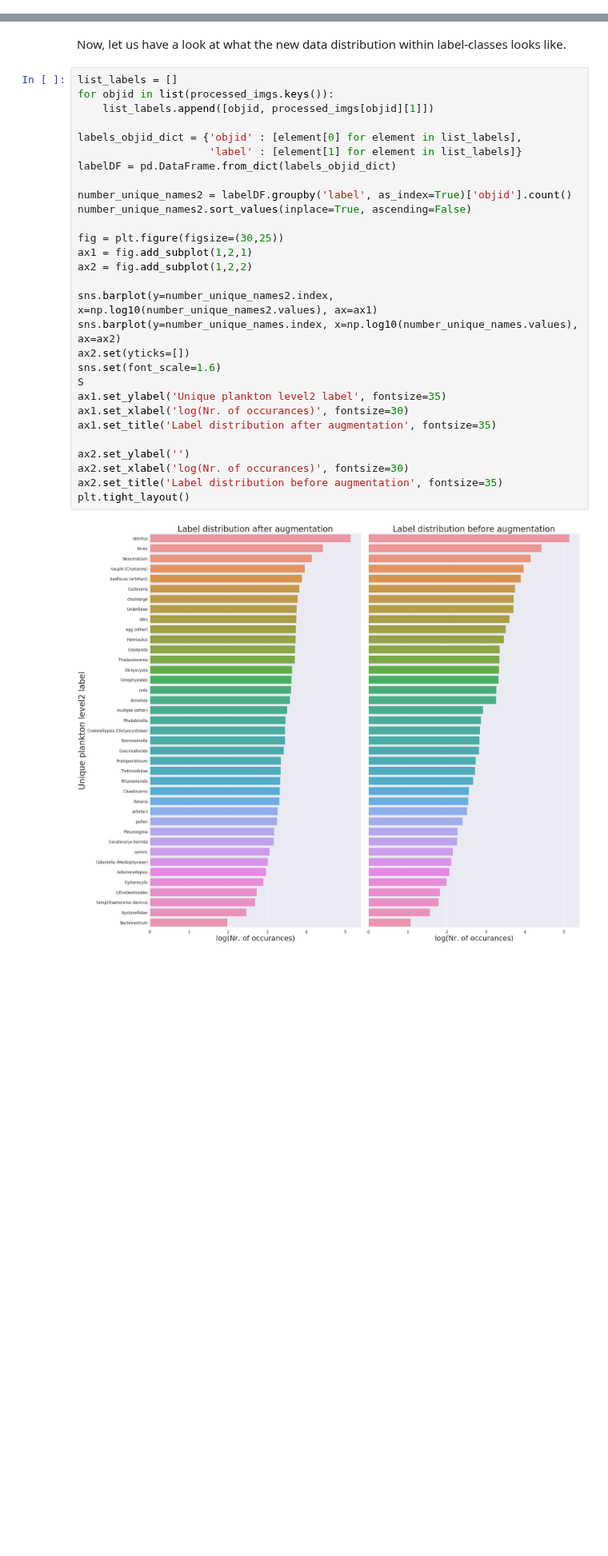
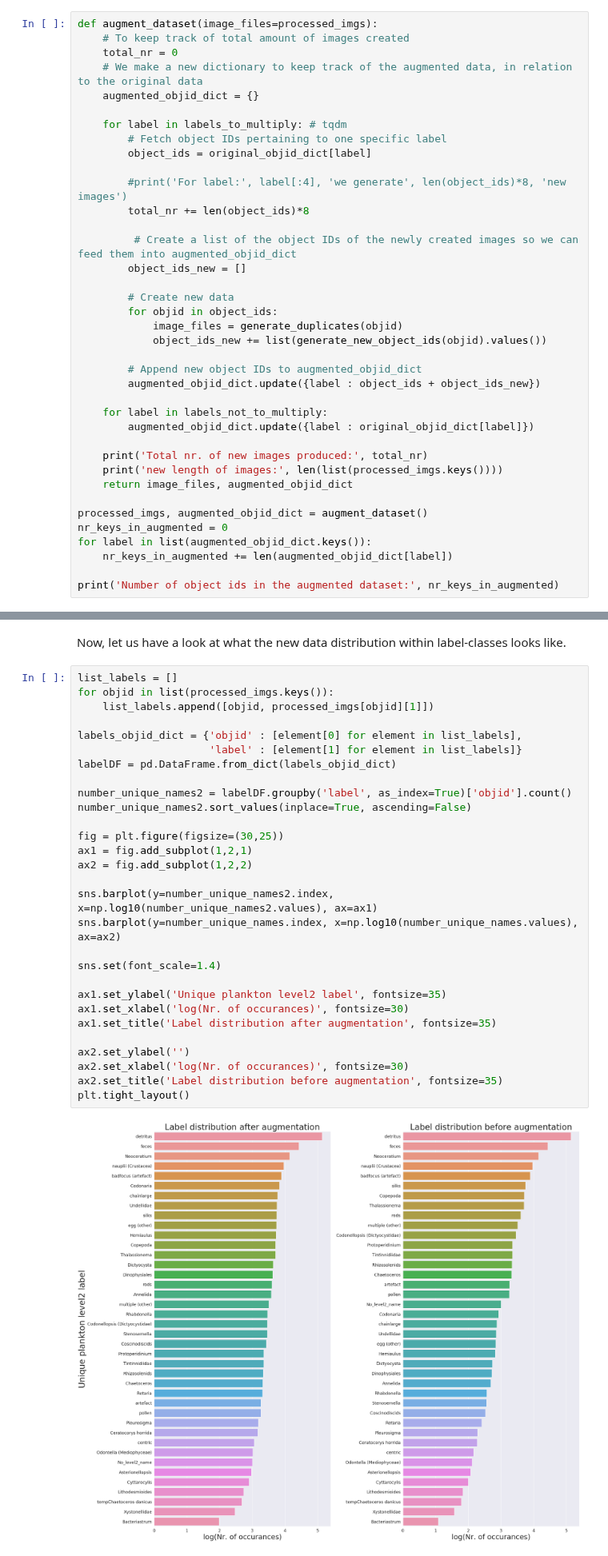
Before and after one commit to yohannjs/AML-2019, a Jupyter notebook: Challenges/4_Plankton/master_plankton.ipynb, the cells around one changed output, grey strips where cells are left out. Shown at 80% size. Cells and saved outputs as stored; diff of their text form; blank space fills up the shorter version.

```diff
--- a/Challenges/4_Plankton/master_plankton.ipynb
+++ b/Challenges/4_Plankton/master_plankton.ipynb
@@ -297,0 +272,38 @@ New number of images in total  : 296663
+# %%
+def augment_dataset(image_files=processed_imgs):
+    # To keep track of total amount of images created
+    total_nr = 0
+    # We make a new dictionary to keep track of the augmented data, in relation to the original data
+    augmented_objid_dict = {}
+
+    for label in labels_to_multiply: # tqdm
+        # Fetch object IDs pertaining to one specific label
+        object_ids = original_objid_dict[label]
+
+        #print('For label:', label[:4], 'we generate', len(object_ids)*8, 'new images')
+        total_nr += len(object_ids)*8
+
+         # Create a list of the object IDs of the newly created images so we can feed them into augmented_objid_dict
+        object_ids_new = []
+
+        # Create new data
+        for objid in object_ids:
+            image_files = generate_duplicates(objid)
+            object_ids_new += list(generate_new_object_ids(objid).values())
+
+        # Append new object IDs to augmented_objid_dict
+        augmented_objid_dict.update({label : object_ids + object_ids_new})
+
+    for label in labels_not_to_multiply:
+        augmented_objid_dict.update({label : original_objid_dict[label]})
+
+    print('Total nr. of new images produced:', total_nr)
+    print('new length of images:', len(list(processed_imgs.keys())))
+    return image_files, augmented_objid_dict
+
+processed_imgs, augmented_objid_dict = augment_dataset()
+nr_keys_in_augmented = 0
+for label in list(augmented_objid_dict.keys()):
+    nr_keys_in_augmented += len(augmented_objid_dict[label])
+
+print('Number of object ids in the augmented dataset:', nr_keys_in_augmented)
@@ -300,32 +316,32 @@ Now, let us have a look at what the new data distribution within label-classes l
 # %%
 list_labels = []
 for objid in list(processed_imgs.keys()):
     list_labels.append([objid, processed_imgs[objid][1]])
 
 labels_objid_dict = {'objid' : [element[0] for element in list_labels],
                      'label' : [element[1] for element in list_labels]}
 labelDF = pd.DataFrame.from_dict(labels_objid_dict)
 
 number_unique_names2 = labelDF.groupby('label', as_index=True)['objid'].count()
 number_unique_names2.sort_values(inplace=True, ascending=False)
 
 fig = plt.figure(figsize=(30,25))
 ax1 = fig.add_subplot(1,2,1)
 ax2 = fig.add_subplot(1,2,2)
 
 sns.barplot(y=number_unique_names2.index, x=np.log10(number_unique_names2.values), ax=ax1)
 sns.barplot(y=number_unique_names.index, x=np.log10(number_unique_names.values), ax=ax2)
-ax2.set(yticks=[])
-sns.set(font_scale=1.6)
-S
+
+sns.set(font_scale=1.4)
+
 ax1.set_ylabel('Unique plankton level2 label', fontsize=35)
 ax1.set_xlabel('log(Nr. of occurances)', fontsize=30)
 ax1.set_title('Label distribution after augmentation', fontsize=35)
 
 ax2.set_ylabel('')
 ax2.set_xlabel('log(Nr. of occurances)', fontsize=30)
 ax2.set_title('Label distribution before augmentation', fontsize=35)
 plt.tight_layout()
 # %% [output]
-[figure, old version]
+[figure, new version]
 # %% [markdown]
```
Also changed, not shown: parts of 33 cells of this notebook, 7 other files.
